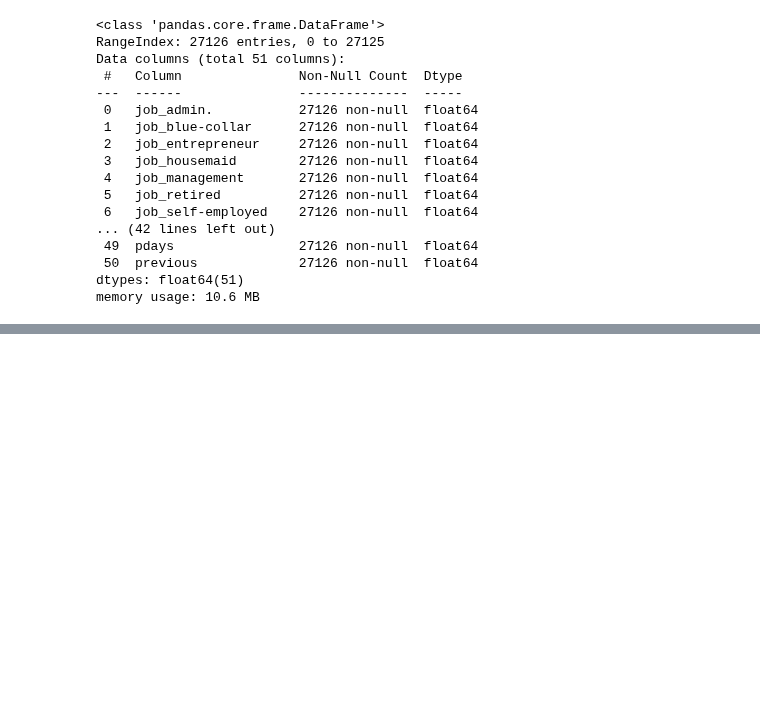
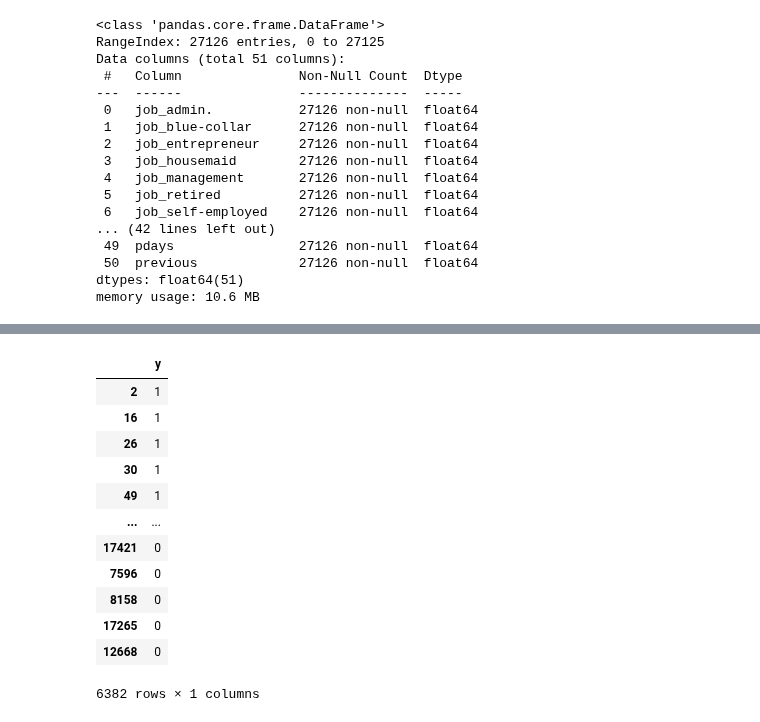
Before and after one commit to CalebMcCurdy/Bank-Term-Deposit-Predictions, a Jupyter notebook: Final Project.ipynb, the cells around one changed output, grey strips where cells are left out. Cells and saved outputs as stored; diff of their text form; code cells hidden in the pictures; blank space fills up the shorter version.

```diff
--- a/Final Project.ipynb
+++ b/Final Project.ipynb
@@ -326,0 +430,16 @@ memory usage: 10.6 MB
+# %%
+y_train_under
+# %% [output]
+|  | y |
+| 2 | 1 |
+| 16 | 1 |
+| 26 | 1 |
+| 30 | 1 |
+| 49 | 1 |
+| ... | ... |
+| 17421 | 0 |
+| 7596 | 0 |
+| 8158 | 0 |
+| 17265 | 0 |
+| 12668 | 0 |
+6382 rows × 1 columns
```
Also changed, not shown: parts of 12 cells of this notebook.
